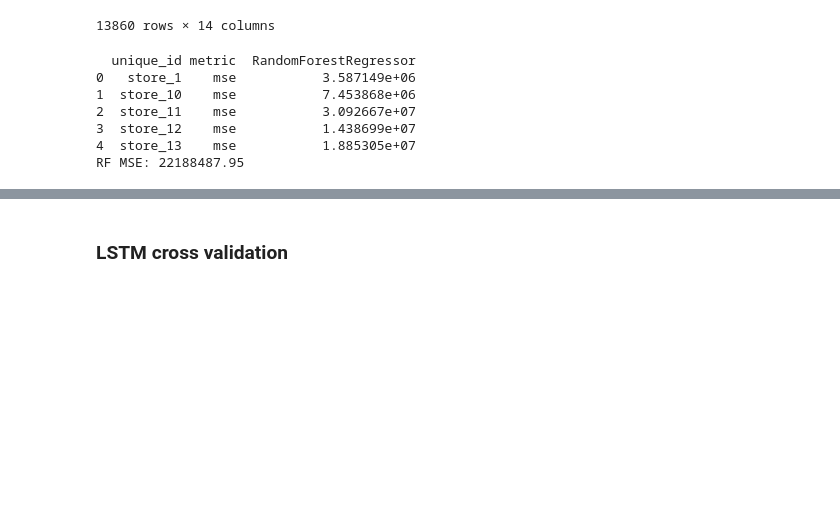
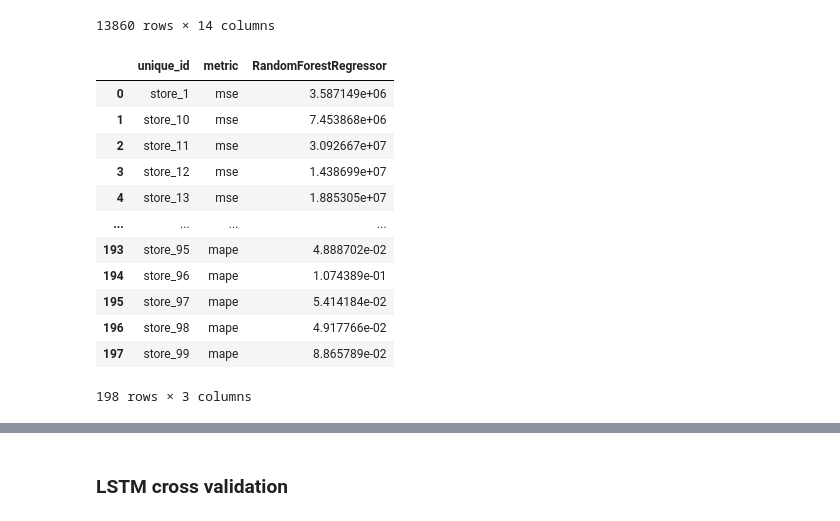
Before and after one commit to YL-6/BF-final, a Jupyter notebook: Yue-2.ipynb, the cells around one changed output, grey strips where cells are left out. Saved outputs shown, nothing was run; the diff lists cells and outputs as text; code cells hidden in the pictures; blank space fills up the shorter version.

```diff
--- a/Yue-2.ipynb
+++ b/Yue-2.ipynb
@@ -830,39 +830,45 @@ fcst = MLForecast(
     date_features=['week'],
     target_transforms=[Differences([1])],
     lag_transforms={
         1: [RollingMean(window_size=4)]
     }
 )
 
 # 3. 只保留 is_closed_week == 0 的样本作为有效训练/预测数据
 weekly_data_filtered = weekly_data_encoded[weekly_data_encoded['is_closed_week'] == 0].copy()
 
 
 # 4. 拟合模型
 fcst.fit(
    weekly_data_filtered,
     static_features=['competition_distance', 'store_type_c', 'store_type_d', 'assortment_c']
 )
 
 
 # 5. 交叉验证 —— 使用滑动窗口（例如2个窗口，每次预测8周）
 cv_df_rf = fcst.cross_validation(
     df_rf,
     n_windows=2,
     h=8,
     static_features=['competition_distance', 'store_type_c', 'store_type_d', 'assortment_c']
 )
 
 # 6. 计算 MSE
-metrics_rf = [ufl.mse]
+metrics_rf = [ufl.mse,ufl.mape]
 metrics_df_rf = evaluate(df=cv_df_rf.drop(columns=['cutoff']), metrics=metrics_rf)
 
-print(metrics_df_rf.head())
+metrics_df_rf
 # %% [output]
+|  | unique_id | metric | RandomForestRegressor |
+| 0 | store_1 | mse | 3.587149e+06 |
+| 1 | store_10 | mse | 7.453868e+06 |
+| 2 | store_11 | mse | 3.092667e+07 |
+| 3 | store_12 | mse | 1.438699e+07 |
+| 4 | store_13 | mse | 1.885305e+07 |
+| ... | ... | ... | ... |
+| 193 | store_95 | mape | 4.888702e-02 |
+| 194 | store_96 | mape | 1.074389e-01 |
+| 195 | store_97 | mape | 5.414184e-02 |
+| 196 | store_98 | mape | 4.917766e-02 |
+| 197 | store_99 | mape | 8.865789e-02 |
-  unique_id metric  RandomForestRegressor
-0   store_1    mse           3.587149e+06
-1  store_10    mse           7.453868e+06
-2  store_11    mse           3.092667e+07
-3  store_12    mse           1.438699e+07
-4  store_13    mse           1.885305e+07
-RF MSE: 22188487.95
+198 rows × 3 columns
```
Also changed, not shown: parts of 4 cells of this notebook.
